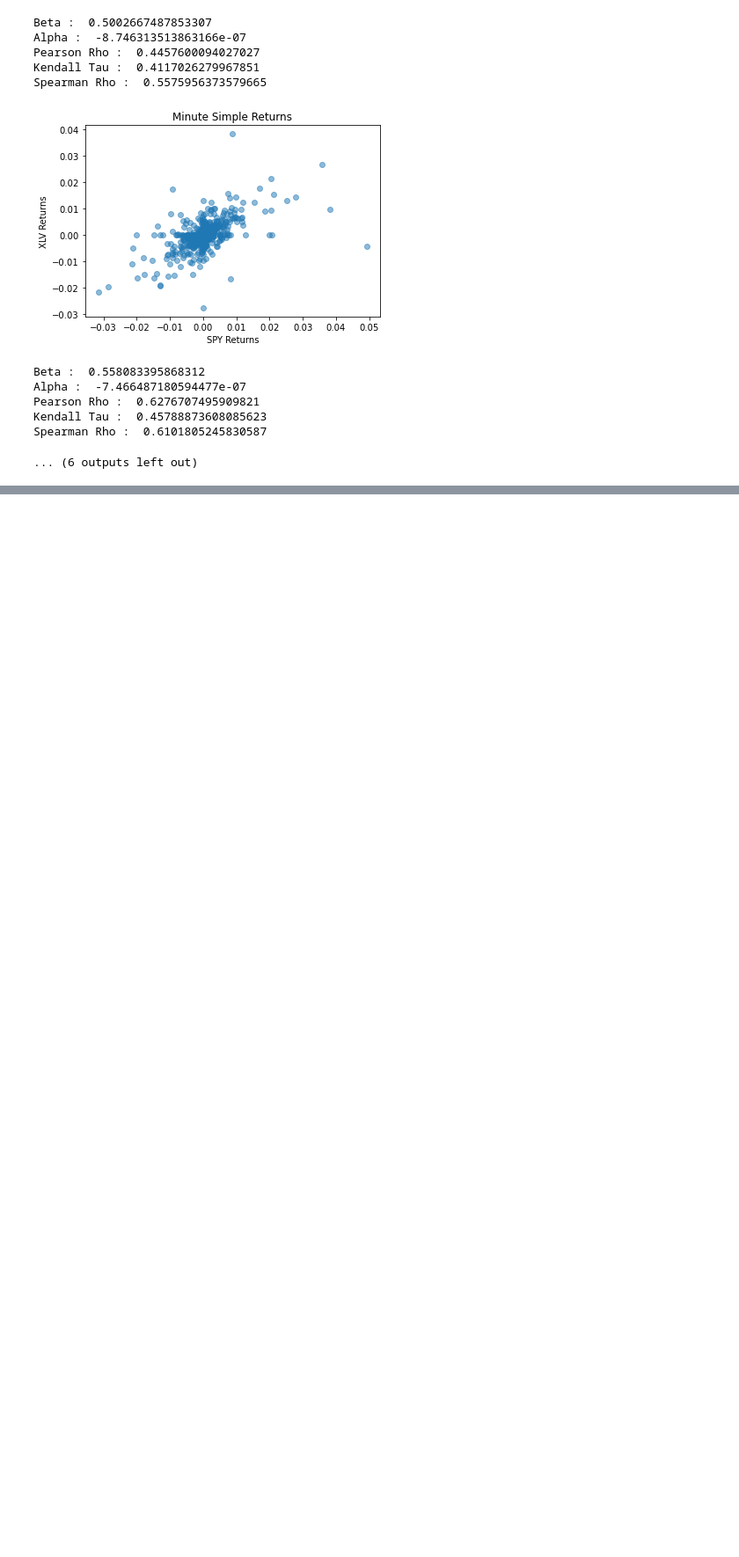
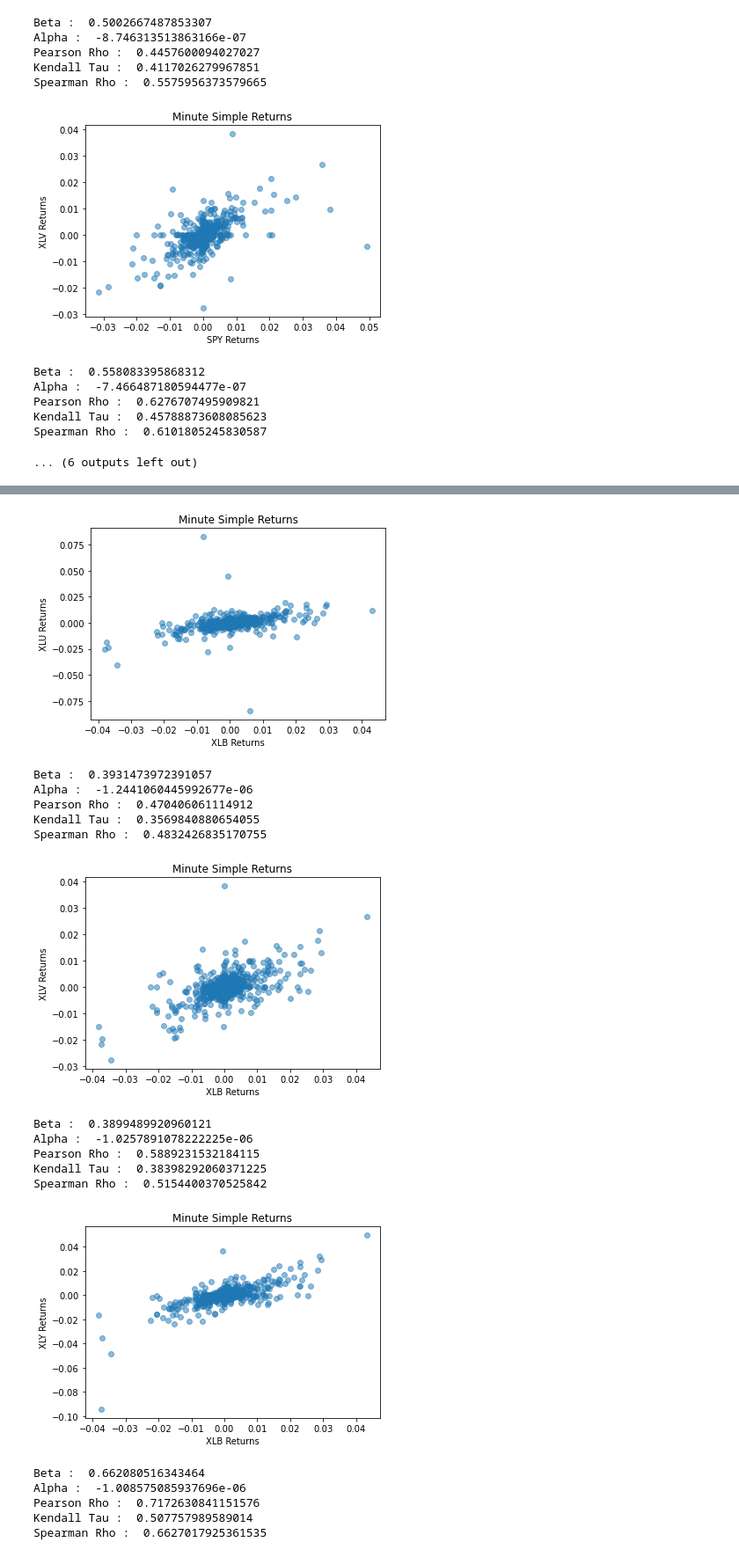
Before and after one commit to ravipatel2000/FE-800-Robo-Risk-Copula, a Jupyter notebook: Copula_Min.ipynb, the cells around one changed output, grey strips where cells are left out. Shown: that part at 88% size. Saved outputs shown, nothing was run; the diff lists cells and outputs as text; code cells hidden in the pictures; blank space fills up the shorter version.

```diff
--- a/Copula_Min.ipynb
+++ b/Copula_Min.ipynb
@@ -102,0 +258,26 @@ Spearman Rho :  0.6101805245830587
+# %%
+for val in ['RtnXLU','RtnXLV','RtnXLY', 'RtnXLK', 'RtnXLI']:
+    params = graph_cop("RtnXLB",val)
+    for k in params.keys():
+        print(k, ": ", params[k])
+    print()
+    print()
+# %% [output]
+[figure, added]
+Beta :  0.3931473972391057
+Alpha :  -1.2441060445992677e-06
+Pearson Rho :  0.470406061114912
+Kendall Tau :  0.3569840880654055
+Spearman Rho :  0.4832426835170755
+[figure, added]
+Beta :  0.3899489920960121
+Alpha :  -1.0257891078222225e-06
+Pearson Rho :  0.5889231532184115
+Kendall Tau :  0.38398292060371225
+Spearman Rho :  0.5154400370525842
+[figure, added]
+Beta :  0.662080516343464
+Alpha :  -1.008575085937696e-06
+Pearson Rho :  0.7172630841151576
+Kendall Tau :  0.507757989589014
+Spearman Rho :  0.6627017925361535
```
Also changed, not shown: parts of 10 cells of this notebook, 1 other file.
